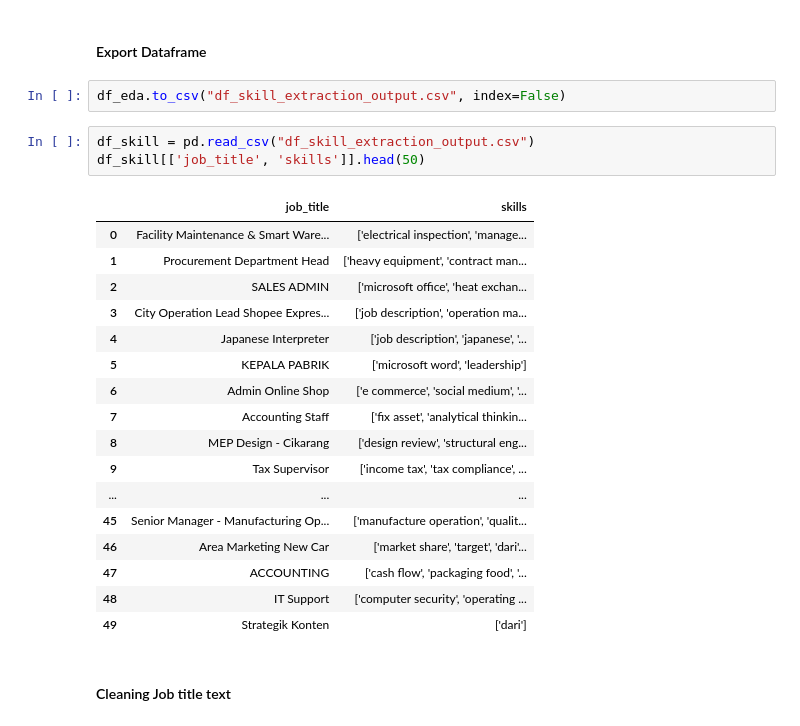
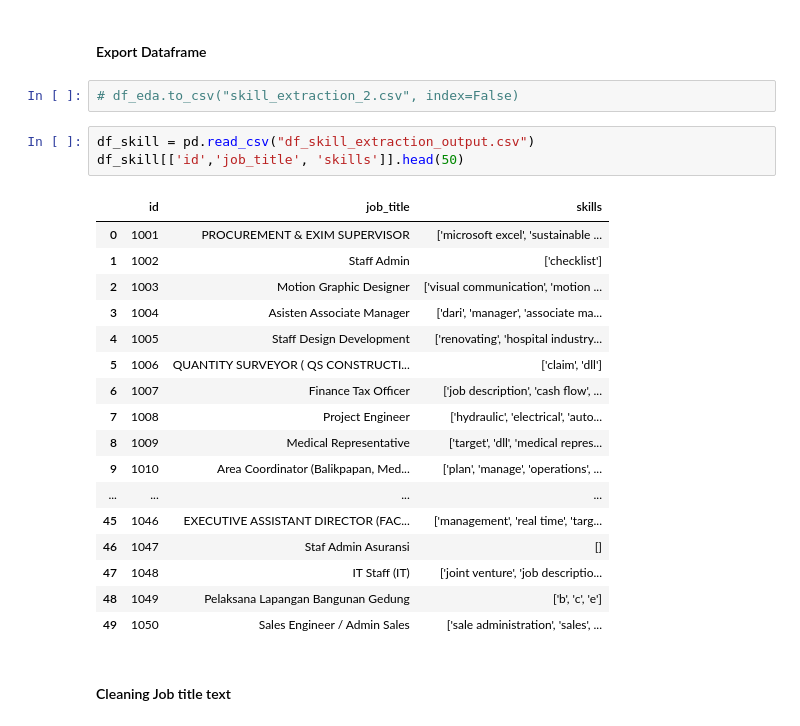
Before and after one commit to muhanangmahrub/Career-Path-Navigator, a Jupyter notebook: notebooks/akbar/notebook.ipynb, the cells around one changed output. Saved outputs shown, nothing was run; the diff lists cells and outputs as text.

Commit message:
feat: add skill extraction csv output(1000 row) part 2

```diff
--- a/notebooks/akbar/notebook.ipynb
+++ b/notebooks/akbar/notebook.ipynb
@@ -205,28 +228,28 @@ df_eda.head()
 # %% [markdown]
 #### Export Dataframe
 # %%
-df_eda.to_csv("df_skill_extraction_output.csv", index=False)
+# df_eda.to_csv("skill_extraction_2.csv", index=False)
 # %%
 df_skill = pd.read_csv("df_skill_extraction_output.csv")
-df_skill[['job_title', 'skills']].head(50)
+df_skill[['id','job_title', 'skills']].head(50)
 # %% [output]
-|  | job_title | skills |
-| 0 | Facility Maintenance & Smart Ware... | ['electrical inspection', 'manage... |
-| 1 | Procurement Department Head | ['heavy equipment', 'contract man... |
-| 2 | SALES ADMIN | ['microsoft office', 'heat exchan... |
-| 3 | City Operation Lead Shopee Expres... | ['job description', 'operation ma... |
-| 4 | Japanese Interpreter | ['job description', 'japanese', '... |
-| 5 | KEPALA PABRIK | ['microsoft word', 'leadership'] |
-| 6 | Admin Online Shop | ['e commerce', 'social medium', '... |
-| 7 | Accounting Staff | ['fix asset', 'analytical thinkin... |
-| 8 | MEP Design - Cikarang | ['design review', 'structural eng... |
-| 9 | Tax Supervisor | ['income tax', 'tax compliance', ... |
-| ... | ... | ... |
-| 45 | Senior Manager - Manufacturing Op... | ['manufacture operation', 'qualit... |
-| 46 | Area Marketing New Car | ['market share', 'target', 'dari'... |
-| 47 | ACCOUNTING | ['cash flow', 'packaging food', '... |
-| 48 | IT Support | ['computer security', 'operating ... |
-| 49 | Strategik Konten | ['dari'] |
+|  | id | job_title | skills |
+| 0 | 1001 | PROCUREMENT & EXIM SUPERVISOR | ['microsoft excel', 'sustainable ... |
+| 1 | 1002 | Staff Admin | ['checklist'] |
+| 2 | 1003 | Motion Graphic Designer | ['visual communication', 'motion ... |
+| 3 | 1004 | Asisten Associate Manager | ['dari', 'manager', 'associate ma... |
+| 4 | 1005 | Staff Design Development | ['renovating', 'hospital industry... |
+| 5 | 1006 | QUANTITY SURVEYOR ( QS CONSTRUCTI... | ['claim', 'dll'] |
+| 6 | 1007 | Finance Tax Officer | ['job description', 'cash flow', ... |
+| 7 | 1008 | Project Engineer | ['hydraulic', 'electrical', 'auto... |
+| 8 | 1009 | Medical Representative | ['target', 'dll', 'medical repres... |
+| 9 | 1010 | Area Coordinator (Balikpapan, Med... | ['plan', 'manage', 'operations', ... |
+| ... | ... | ... | ... |
+| 45 | 1046 | EXECUTIVE ASSISTANT DIRECTOR (FAC... | ['management', 'real time', 'targ... |
+| 46 | 1047 | Staf Admin Asuransi | [] |
+| 47 | 1048 | IT Staff (IT) | ['joint venture', 'job descriptio... |
+| 48 | 1049 | Pelaksana Lapangan Bangunan Gedung | ['b', 'c', 'e'] |
+| 49 | 1050 | Sales Engineer / Admin Sales | ['sale administration', 'sales', ... |
 # %% [markdown]
 #### Cleaning Job title text
 # %%
```
Also changed, not shown: parts of 3 cells of this notebook, 3 other files.
